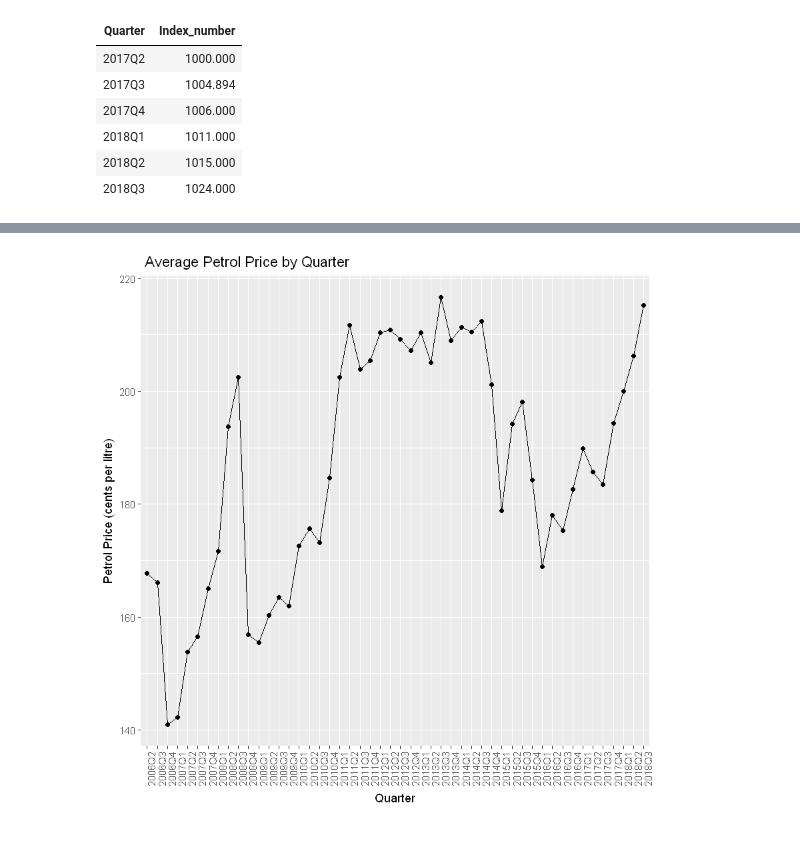
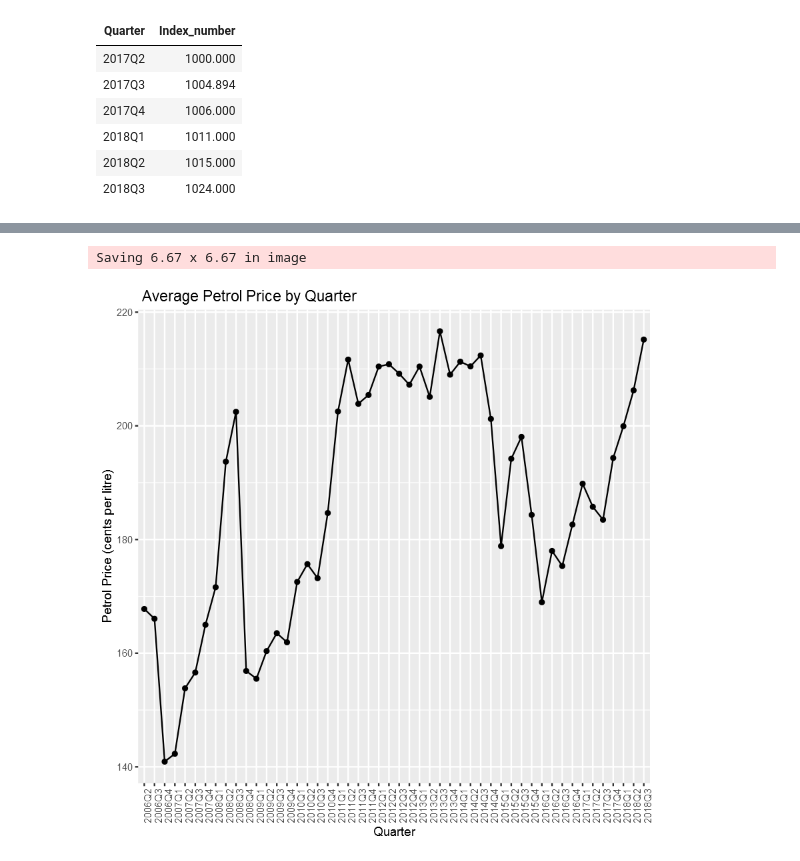
Before and after one commit to william-patt/DATA201-Group-project, a Jupyter notebook: Fuel_price_inflation_calcs.ipynb, the cells around one changed output, grey strips where cells are left out. Cells and saved outputs as stored; diff of their text form; code cells hidden in the pictures.

```diff
--- a/Fuel_price_inflation_calcs.ipynb
+++ b/Fuel_price_inflation_calcs.ipynb
@@ -125,0 +100,8 @@ See spec(...) for full column specifications.
+# %%
+#Since the fuel price data is weekly, several weeks have been renamed with the same quarterly
+#label. Before joining the fuel price data with the inflation data we take an average
+#of the fuel price/barrel price/tax for each quarter
+average_fuel_price <- fuel_price %>%
+    group_by(Quarter) %>%
+    summarise(Average_petrol_price_cpl = mean(Petrol_price_cpl), Average_barrel_price = mean(Oil_price_bbl), Average_tax = mean(Petrol_tax_cpl))
+head(average_fuel_price)
@@ -127,7 +117,9 @@ See spec(...) for full column specifications.
 #Join the price and cpi data (by Quarter)
 #only joins the tables where we have both the cpi and price
 #data for that quarter
-fuel_inflation <- inner_join(fuel_price,cpi_raw, by = "Quarter")
+fuel_inflation <- inner_join(average_fuel_price,cpi_raw, by = "Quarter")
 
+#There are
+#Index Number is the inflation index
 fuel_inflation %>% head()
 # %% [output]
@@ -157,15 +133,18 @@ head(avg_fuel_inflation)
 # %%
 #Plot fuel price over time
 #Note since the quarterly figures are averaged from weekly data and
-#we don't have the inflation figures for quarter 4 yet so this graph doesn't
+#we don't have the inflation figures for quarter 4 yet this graph doesn't
 #include the new fuel taxes from the 1st October 2018
-avg_fuel_inflation %>%
-    ggplot( aes(x = Quarter, y = Petrol_price_cpl, group = 1) )+geom_line() + geom_point() + theme(axis.text.x = element_text(angle = 90, hjust = 1))+
+
+fuel_inflation %>%
+    ggplot( aes(x = Quarter, y = Average_petrol_price_cpl, group = 1) )+geom_line() + geom_point() + theme(axis.text.x = element_text(angle = 90, hjust = 1))+
     ggtitle(" Average Petrol Price by Quarter")+
+    xlab("Quarter")+ylab ("Petrol Price (cents per litre)")
 
-xlab("Quarter")+ylab ("Petrol Price (cents per litre)")
+ggsave("pump_price.png")
 # %% [output]
+Saving 6.67 x 6.67 in image
-[figure, old version]
+[figure, new version]
 # %%
 #Want to adjust the fuel price for inflation
 #so take the base level from 2006 Q2 - the first quarter in the table
```
Also changed, not shown: parts of 16 cells of this notebook, 1 other file.
